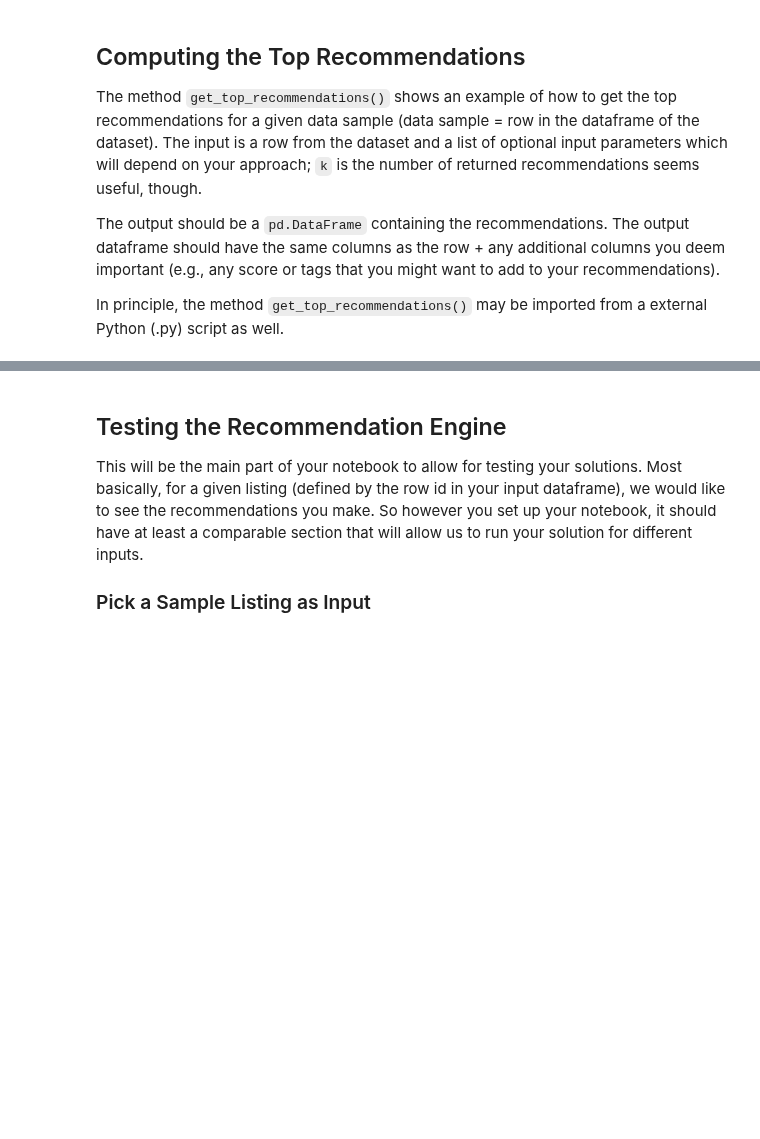
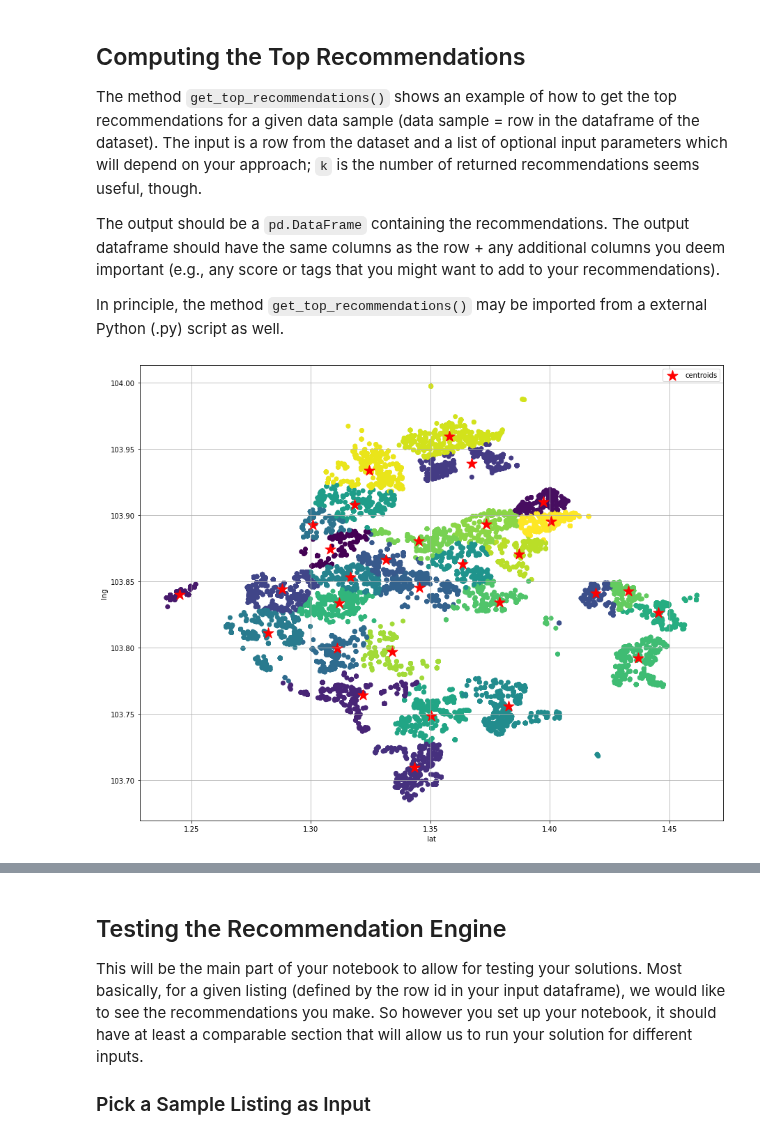
Before and after one commit to Joanna-Khek/CS5228_TeamMaverick, a Jupyter notebook: src/task2/cs5228-project-task2-notebook-skeleton/cs5228-project-task2-notebook-skeleton.ipynb, the cells around one changed output, grey strips where cells are left out. Drawn from its saved outputs; the diff is of its cells as text; code cells hidden in the pictures; blank space fills up the shorter version.

```diff
--- a/src/task2/cs5228-project-task2-notebook-skeleton/cs5228-project-task2-notebook-skeleton.ipynb
+++ b/src/task2/cs5228-project-task2-notebook-skeleton/cs5228-project-task2-notebook-skeleton.ipynb
@@ -26,3 +34,6 @@ df_sample.head()
 | 2 | 445021 | 4 bed condo for sale in nouvel 18 | nouvel 18 | condo | 2014.0 | 4.0 | 3.0 | 2476 | ... |
 | 3 | 252293 | hdb flat for sale in 467 jurong w... | hong kah ville | hdb | 1985.0 | 3.0 | 2.0 | 1302 | ... |
 | 4 | 926453 | hdb flat for sale in 664b punggol... | waterway sunbeam | Hdb 5 Rooms | 2016.0 | 3.0 | 2.0 | 1184 | ... |
+# %%
+df_train = pd.read_csv("../../../clean_data/train_preproc.csv", index_col=0)
+df_train
@@ -34,3 +59,28 @@ The method `get_top_recommendations()` shows an example of how to get the top re
 The output should be a `pd.DataFrame` containing the recommendations. The output dataframe should have the same columns as the row + any additional columns you deem important (e.g., any score or tags that you might want to add to your recommendations).
 
 In principle, the method `get_top_recommendations()` may be imported from a external Python (.py) script as well.
+# %%
+df_train_simple=df_train[['lat','lng']]
+# %%
+def cluster_plot(data, nclusters):
+    X = data.copy()
+    cols = list(X.columns)
+    km = KMeans(n_clusters=nclusters, init='random', n_init=10, max_iter=300, tol=1e-04, random_state=0)
+    y_km = km.fit_predict(X)
+
+
+    # Visualize it:
+    plt.figure(figsize=(15, 12))
+    plt.scatter(X.iloc[:,0], X.iloc[:,1], c=km.labels_.astype(float))
+
+    # plot the centroids
+    plt.scatter(km.cluster_centers_[:, 0], km.cluster_centers_[:, 1], s=250, marker='*', c='red', label='centroids')
+    plt.xlabel(cols[0])
+    plt.ylabel(cols[1])
+    plt.legend(scatterpoints=1)
+    plt.grid()
+    plt.show()
+# %%
+cluster_plot(df_train_simple,30)
+# %% [output]
+[figure, added]
```
Also changed, not shown: parts of 5 cells of this notebook.
